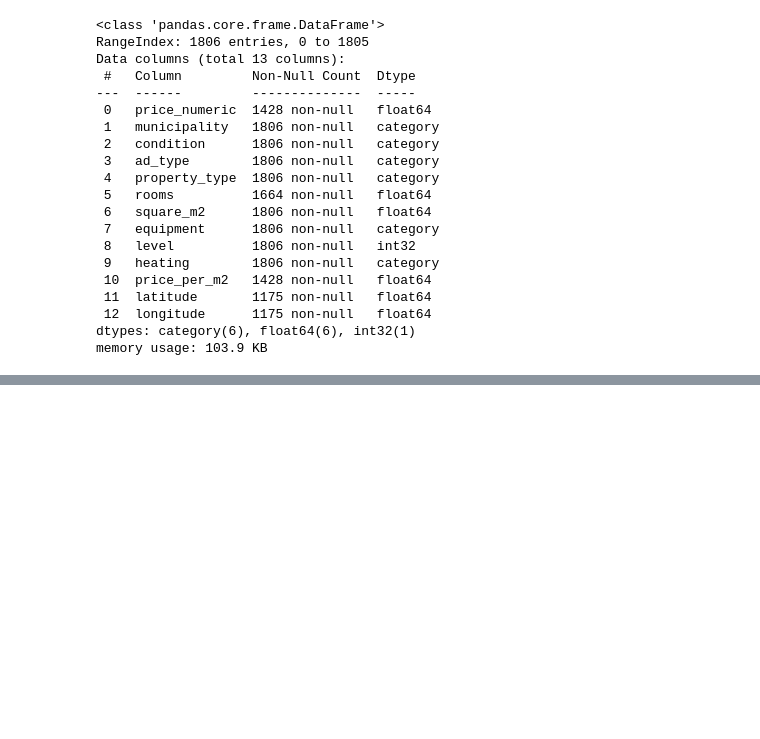
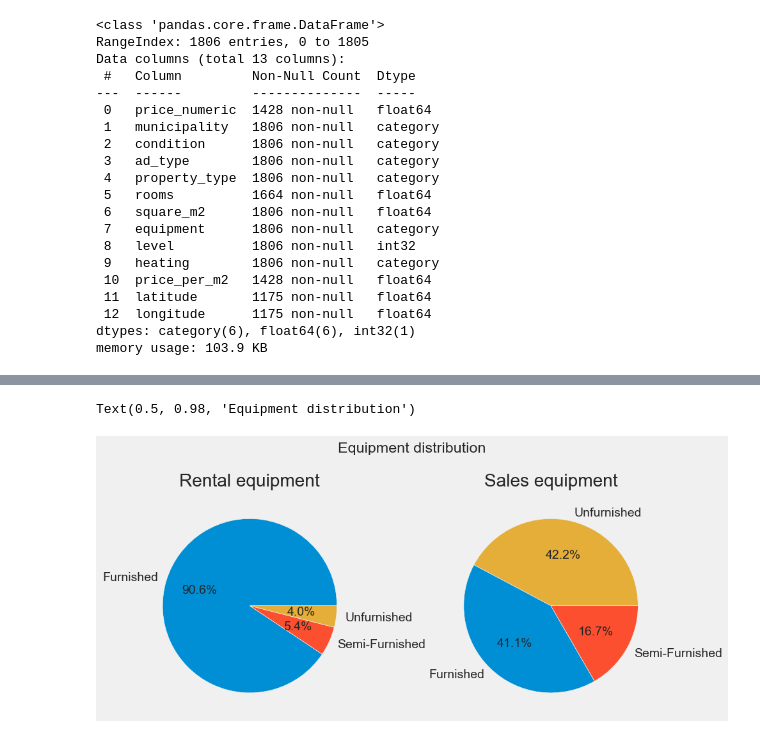
Before and after one commit to EmreArapcicUevak/EE418-Introduction-to-Machine-Learning-Project, a Jupyter notebook: notebooks/feature_analysis.ipynb, the cells around one changed output, grey strips where cells are left out. Cells and saved outputs as stored; diff of their text form; code cells hidden in the pictures; blank space fills up the shorter version.

```diff
--- a/notebooks/feature_analysis.ipynb
+++ b/notebooks/feature_analysis.ipynb
@@ -186,0 +218,31 @@ memory usage: 103.9 KB
+# %%
+rentals = apartments[apartments['ad_type'] == 'Rent']
+sales = apartments[apartments['ad_type'] == 'Sale']
+
+rental_equipment =  rentals['equipment'].value_counts()
+sales_equipment = sales['equipment'].value_counts()
+
+
+default_colors = plt.rcParams["axes.prop_cycle"].by_key()["color"]
+category_colors = {
+  'Furnished' : default_colors[0],
+  'Semi-Furnished' : default_colors[1],
+  'Unfurnished' : default_colors[2]
+}
+
+
+plt.subplots(nrows = 1, ncols = 2, figsize=(10, 5))
+
+plt.subplot(1, 2, 1)
+plt.pie(x = rental_equipment, labels=rental_equipment.index.values, autopct='%.1f%%', colors=[category_colors[cat] for cat in rental_equipment.index.values])
+plt.title('Rental equipment', pad=12)
+
+plt.subplot(1, 2, 2)
+plt.pie(x = sales_equipment, labels = sales_equipment.index.values, autopct='%.1f%%', colors=[category_colors[cat] for cat in sales_equipment.index.values])
+plt.title('Sales equipment', pad=12)
+
+plt.tight_layout()
+plt.suptitle('Equipment distribution')
+# %% [output]
+Text(0.5, 0.98, 'Equipment distribution')
+[figure, added]
```
Also changed, not shown: parts of 6 cells of this notebook.
